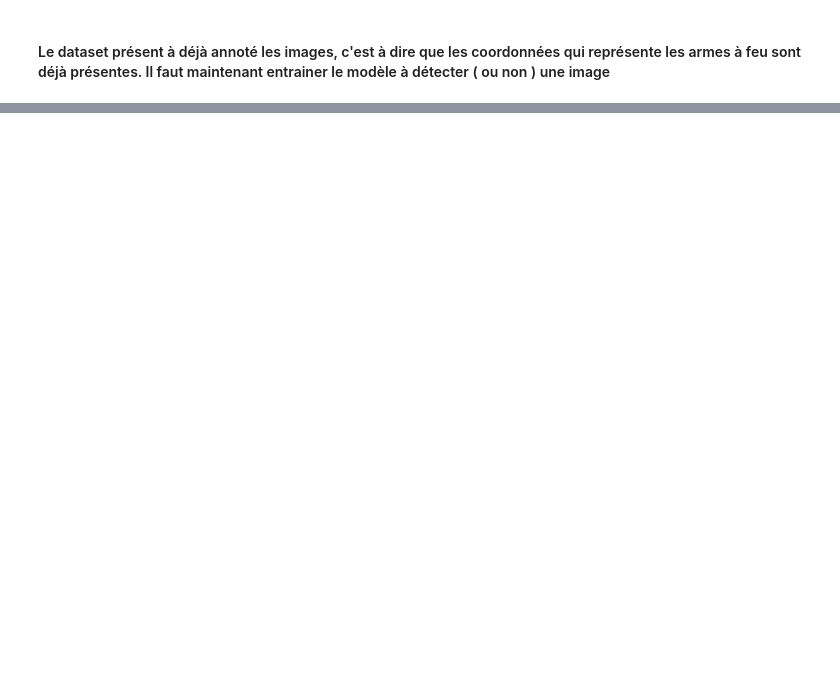
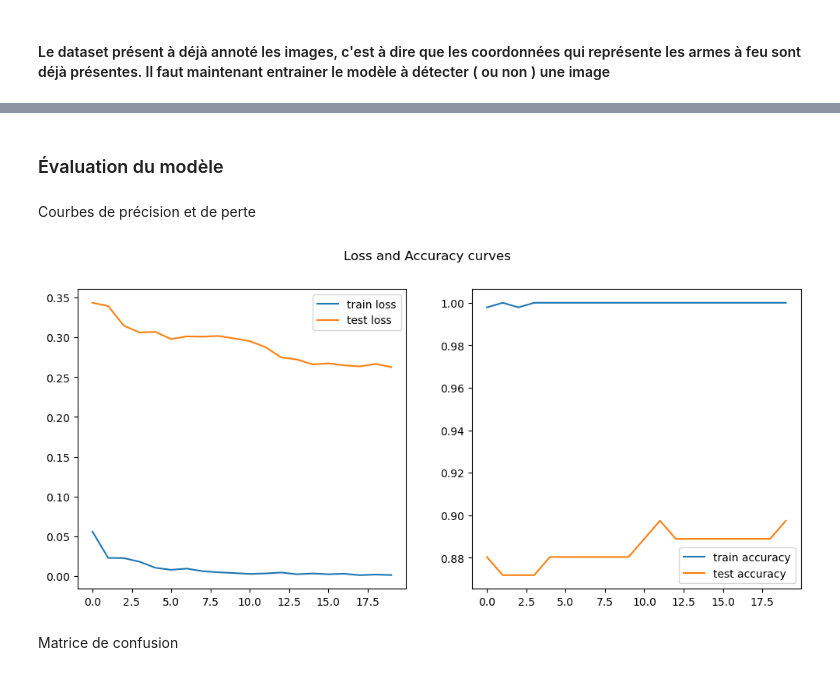
Before and after one commit to pascal-rithi-ke/detection_arme, a Jupyter notebook: Notebook/detection_image.ipynb, the cells around one changed output, grey strips where cells are left out. Drawn from its saved outputs; the diff is of its cells as text; code cells hidden in the pictures; blank space fills up the shorter version.

Commit message:
tests modèle inceptionv3

```diff
--- a/Notebook/detection_image.ipynb
+++ b/Notebook/detection_image.ipynb
@@ -50,0 +131,3 @@ NameError: name 'img_height' is not defined
+# %%
+y_train = tf.keras.utils.to_categorical(y_train)
+y_test = tf.keras.utils.to_categorical(y_test)
@@ -50,0 +155,20 @@ NameError: name 'img_height' is not defined
+# %%
+for layers in base_model.layers:
+    layers.trainable = False
+
+last_layer = base_model.get_layer("mixed7")
+last_output = last_layer.output
+# %%
+from tensorflow.keras.optimizers import RMSprop, Adam
+from keras import Model
+
+x = tf.keras.layers.Flatten()(last_output)
+x = tf.keras.layers.Dense(64, activation="relu")(x)
+x = tf.keras.layers.BatchNormalization()(x)
+x = tf.keras.layers.Dense(64, activation="relu")(x)
+x = tf.keras.layers.BatchNormalization()(x)
+output = tf.keras.layers.Dense(len(categories), activation="softmax")(x)
+
+model_inception = Model(base_model.input,output)
+
+model_inception.compile(optimizer="adam", loss = "categorical_crossentropy",metrics = ["accuracy"])
@@ -50,0 +177,5 @@ NameError: name 'img_height' is not defined
+# %%
+history_1 = model_inception.fit(
+        X_train,y_train,
+        epochs=20,
+        validation_data=(X_test,y_test))
@@ -50,0 +200,23 @@ NameError: name 'img_height' is not defined
+# %% [markdown]
+### Évaluation du modèle
+# %% [markdown]
+Courbes de précision et de perte
+# %%
+losss = history_1.history['loss']
+accu = history_1.history['accuracy']
+val_loss = history_1.history['val_loss']
+val_accu = history_1.history['val_accuracy']
+
+fig, (ax1, ax2) = plt.subplots(1, 2, figsize=(12, 5))
+fig.suptitle('Loss and Accuracy curves')
+ax1.plot(losss, label='train loss')
+ax1.plot(val_loss, label='test loss')
+ax1.legend(loc="upper right")
+ax2.plot(accu, label='train accuracy')
+ax2.plot(val_accu, label='test accuracy')
+ax2.legend()
+fig.show()
+# %% [output]
+[figure, added]
+# %% [markdown]
+Matrice de confusion
```
Also changed, not shown: parts of 23 cells of this notebook, 3 other files.
